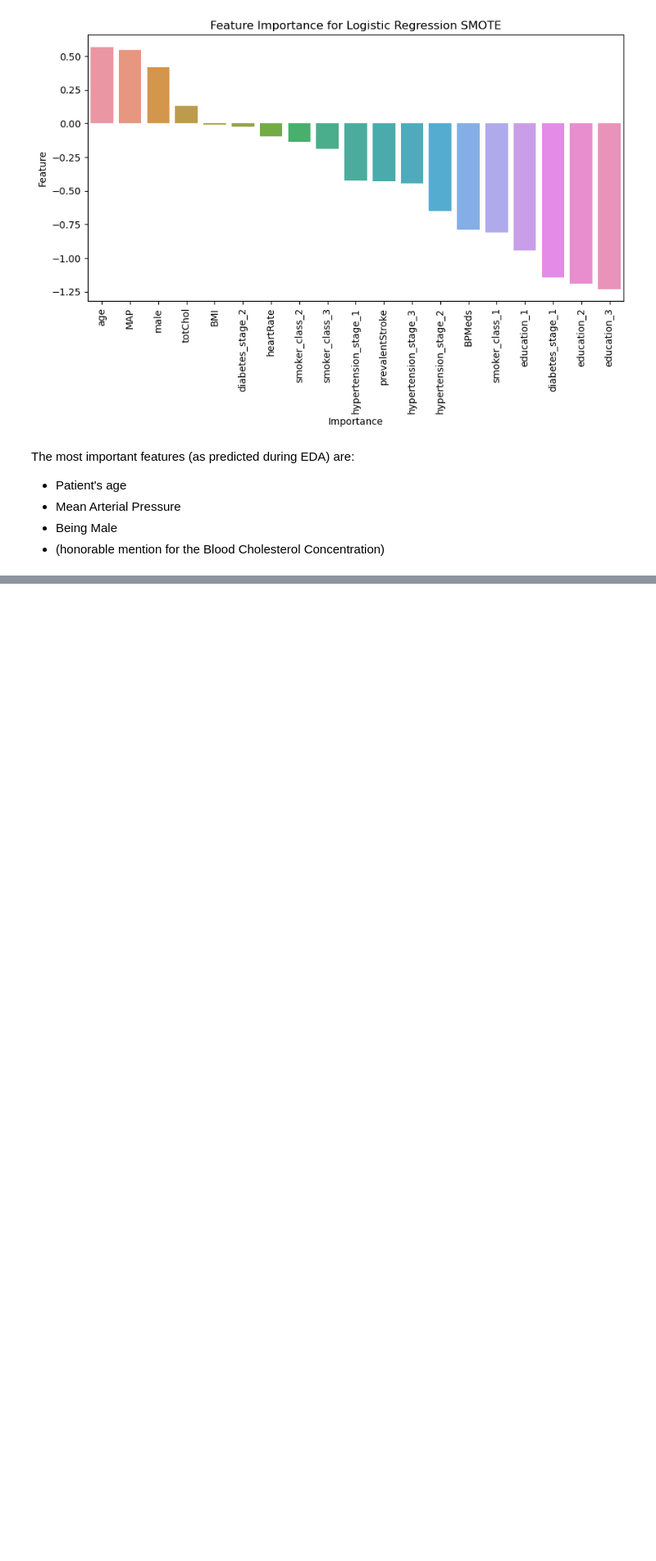
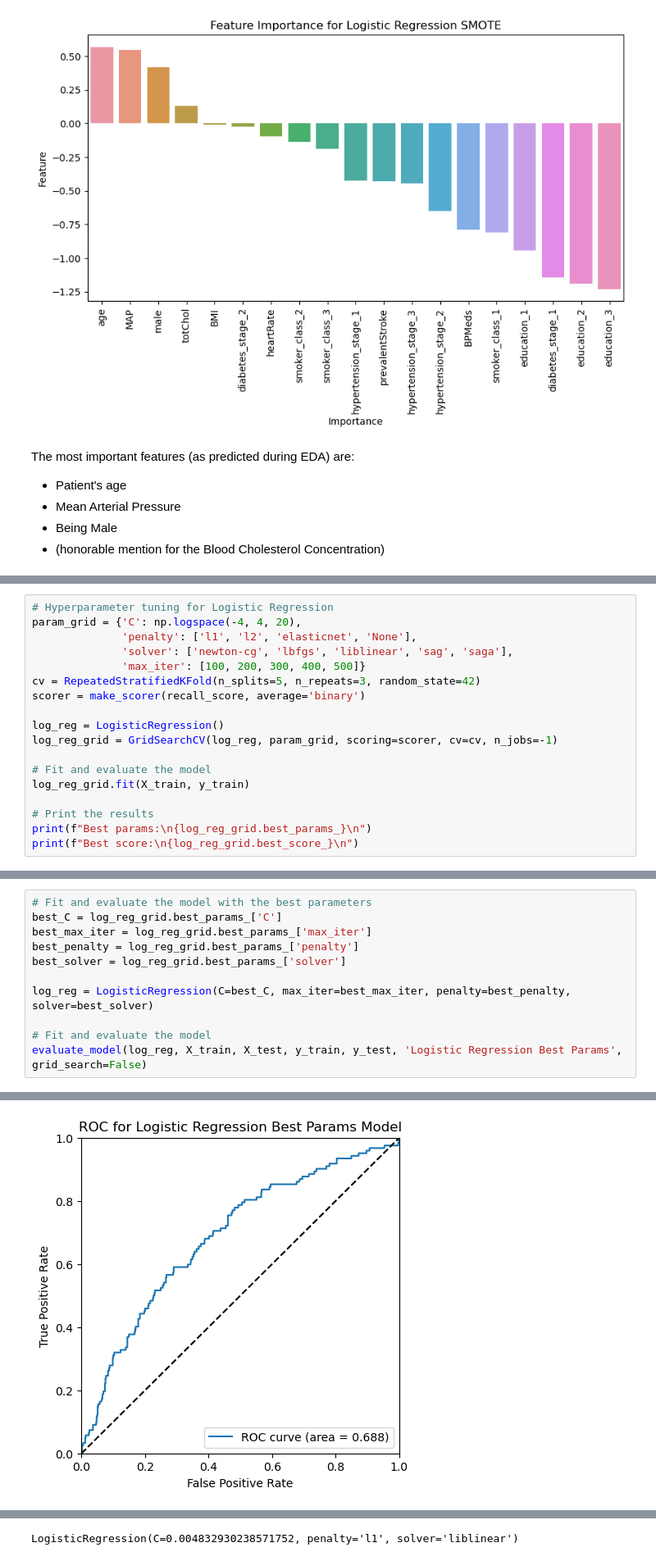
Before and after one commit to airenare/Heart-Disease-Risk-Prediction, a Jupyter notebook: notebooks/4_modeling.ipynb, the cells around one changed output, grey strips where cells are left out. Shown at 82% size. Saved outputs shown, nothing was run; the diff lists cells and outputs as text; blank space fills up the shorter version.

Commit message:
Update 4_modeling.ipynb, save model pkl file

```diff
--- a/notebooks/4_modeling.ipynb
+++ b/notebooks/4_modeling.ipynb
@@ -1242,0 +1245,18 @@ The most important features (as predicted during EDA) are:
+# %%
+# Hyperparameter tuning for Logistic Regression
+param_grid = {'C': np.logspace(-4, 4, 20),
+              'penalty': ['l1', 'l2', 'elasticnet', 'None'],
+              'solver': ['newton-cg', 'lbfgs', 'liblinear', 'sag', 'saga'],
+              'max_iter': [100, 200, 300, 400, 500]}
+cv = RepeatedStratifiedKFold(n_splits=5, n_repeats=3, random_state=42)
+scorer = make_scorer(recall_score, average='binary')
+
+log_reg = LogisticRegression()
+log_reg_grid = GridSearchCV(log_reg, param_grid, scoring=scorer, cv=cv, n_jobs=-1)
+
+# Fit and evaluate the model
+log_reg_grid.fit(X_train, y_train)
+
+# Print the results
+print(f"Best params:\n{log_reg_grid.best_params_}\n")
+print(f"Best score:\n{log_reg_grid.best_score_}\n")
@@ -1242,0 +1286,12 @@ The most important features (as predicted during EDA) are:
+# %%
+# Fit and evaluate the model with the best parameters
+best_C = log_reg_grid.best_params_['C']
+best_max_iter = log_reg_grid.best_params_['max_iter']
+best_penalty = log_reg_grid.best_params_['penalty']
+best_solver = log_reg_grid.best_params_['solver']
+
+log_reg = LogisticRegression(C=best_C, max_iter=best_max_iter, penalty=best_penalty, solver=best_solver)
+
+# Fit and evaluate the model
+evaluate_model(log_reg, X_train, X_test, y_train, y_test, 'Logistic Regression Best Params', grid_search=False)
+# %% [output]
@@ -1242,0 +1313 @@ The most important features (as predicted during EDA) are:
+[figure, added]
@@ -1242,0 +1325 @@ The most important features (as predicted during EDA) are:
+LogisticRegression(C=0.004832930238571752, penalty='l1', solver='liblinear')
```
Also changed, not shown: parts of 6 cells of this notebook, 2 other files.
